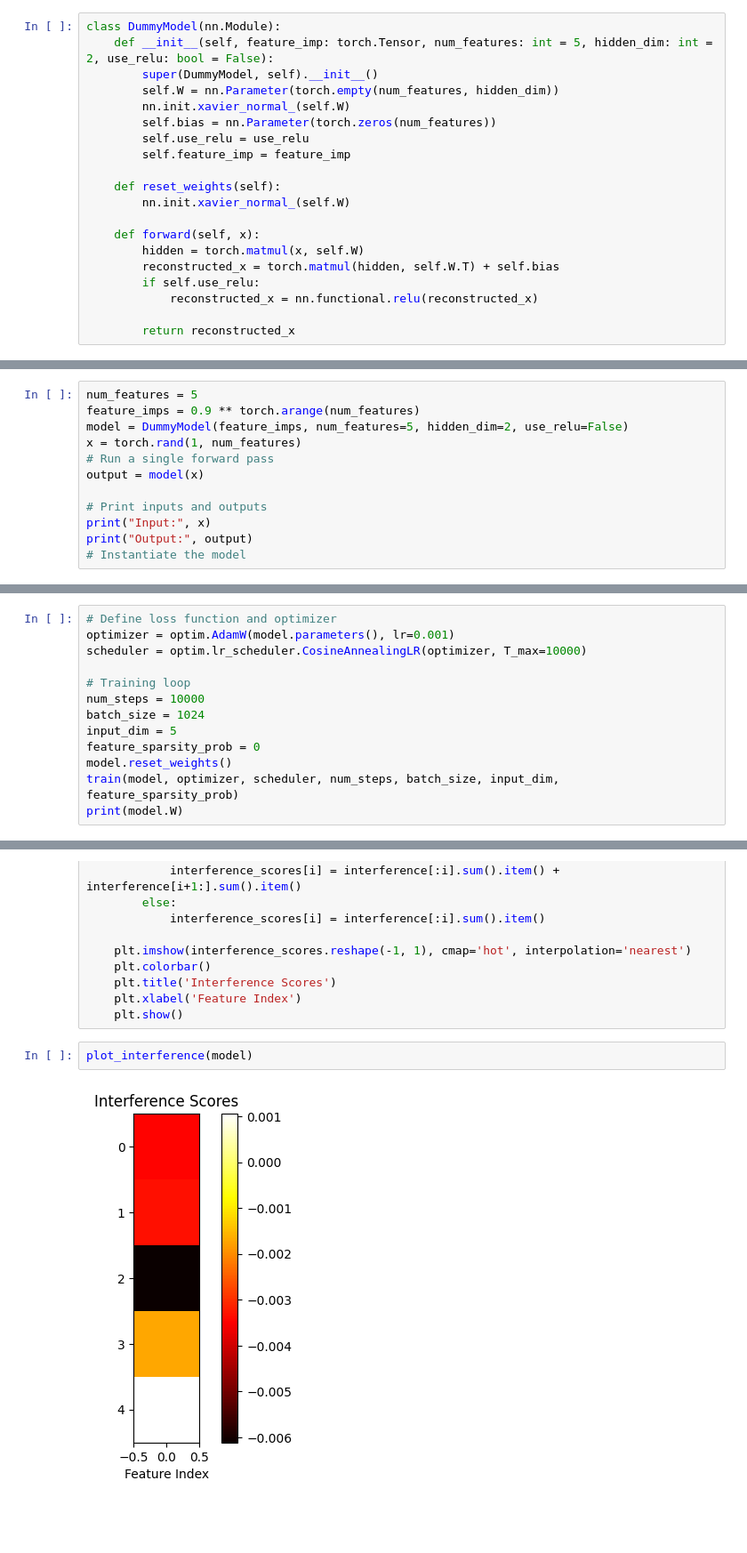
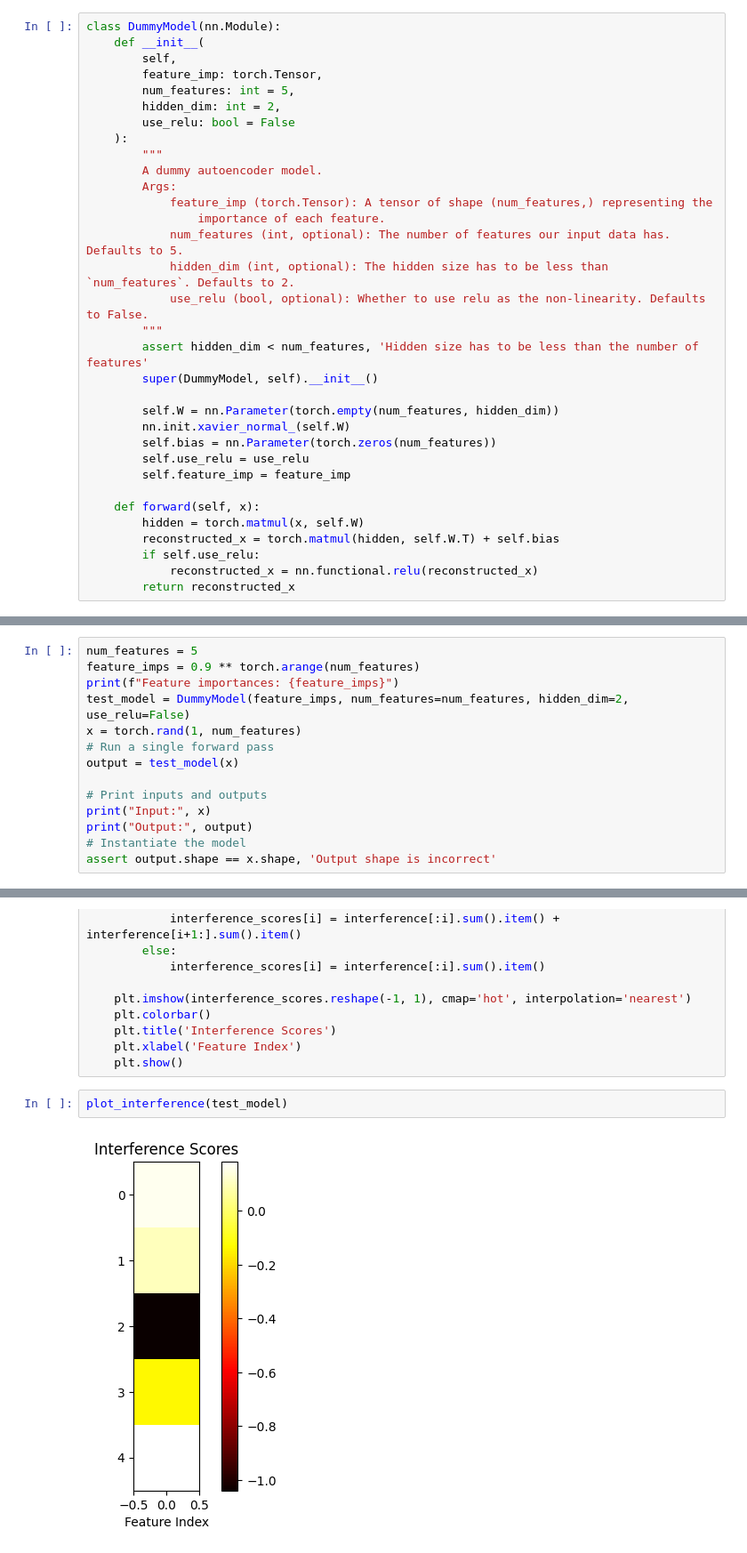
Before and after one commit to pramodith/llm_exploration, a Jupyter notebook: superposition.ipynb, the cells around one changed output, grey strips where cells are left out. Shown at 89% size. Saved outputs shown, nothing was run; the diff lists cells and outputs as text; blank space fills up the shorter version.

```diff
--- a/superposition.ipynb
+++ b/superposition.ipynb
@@ -151,20 +194,33 @@ import numpy as np
 # %%
 class DummyModel(nn.Module):
-    def __init__(self, feature_imp: torch.Tensor, num_features: int = 5, hidden_dim: int = 2, use_relu: bool = False):
+    def __init__(
+        self,
+        feature_imp: torch.Tensor,
+        num_features: int = 5,
+        hidden_dim: int = 2,
+        use_relu: bool = False
+    ):
+        """
+        A dummy autoencoder model.
+        Args:
+            feature_imp (torch.Tensor): A tensor of shape (num_features,) representing the
+                importance of each feature.
+            num_features (int, optional): The number of features our input data has. Defaults to 5.
+            hidden_dim (int, optional): The hidden size has to be less than `num_features`. Defaults to 2.
+            use_relu (bool, optional): Whether to use relu as the non-linearity. Defaults to False.
+        """
+        assert hidden_dim < num_features, 'Hidden size has to be less than the number of features'
         super(DummyModel, self).__init__()
+
         self.W = nn.Parameter(torch.empty(num_features, hidden_dim))
         nn.init.xavier_normal_(self.W)
         self.bias = nn.Parameter(torch.zeros(num_features))
         self.use_relu = use_relu
         self.feature_imp = feature_imp
 
-    def reset_weights(self):
-        nn.init.xavier_normal_(self.W)
-
     def forward(self, x):
         hidden = torch.matmul(x, self.W)
         reconstructed_x = torch.matmul(hidden, self.W.T) + self.bias
         if self.use_relu:
             reconstructed_x = nn.functional.relu(reconstructed_x)
-
         return reconstructed_x
@@ -171,13 +231,15 @@ class DummyModel(nn.Module):
 # %%
 num_features = 5
 feature_imps = 0.9 ** torch.arange(num_features)
-model = DummyModel(feature_imps, num_features=5, hidden_dim=2, use_relu=False)
+print(f"Feature importances: {feature_imps}")
+test_model = DummyModel(feature_imps, num_features=num_features, hidden_dim=2, use_relu=False)
 x = torch.rand(1, num_features)
 # Run a single forward pass
-output = model(x)
+output = test_model(x)
 
 # Print inputs and outputs
 print("Input:", x)
 print("Output:", output)
 # Instantiate the model
+assert output.shape == x.shape, 'Output shape is incorrect'
 # %% [output]
@@ -213,16 +298,3 @@ def train(model, optimizer, scheduler, num_steps, batch_size, input_dim, feature
         if step % log_interval == 0:
             print("Learning rate:", scheduler.get_last_lr())
             print(f'Step [{step}/{num_steps}], Loss: {loss.item():.4f}')
-# %%
-# Define loss function and optimizer
-optimizer = optim.AdamW(model.parameters(), lr=0.001)
-scheduler = optim.lr_scheduler.CosineAnnealingLR(optimizer, T_max=10000)
-
-# Training loop
-num_steps = 10000
-batch_size = 1024
-input_dim = 5
-feature_sparsity_prob = 0
-model.reset_weights()
-train(model, optimizer, scheduler, num_steps, batch_size, input_dim, feature_sparsity_prob)
-print(model.W)
@@ -305,6 +367,6 @@ def plot_interference(model):
     plt.xlabel('Feature Index')
     plt.show()
 # %%
-plot_interference(model)
+plot_interference(test_model)
 # %% [output]
-[figure, old version]
+[figure, new version]
```
Also changed, not shown: parts of 55 cells of this notebook.
